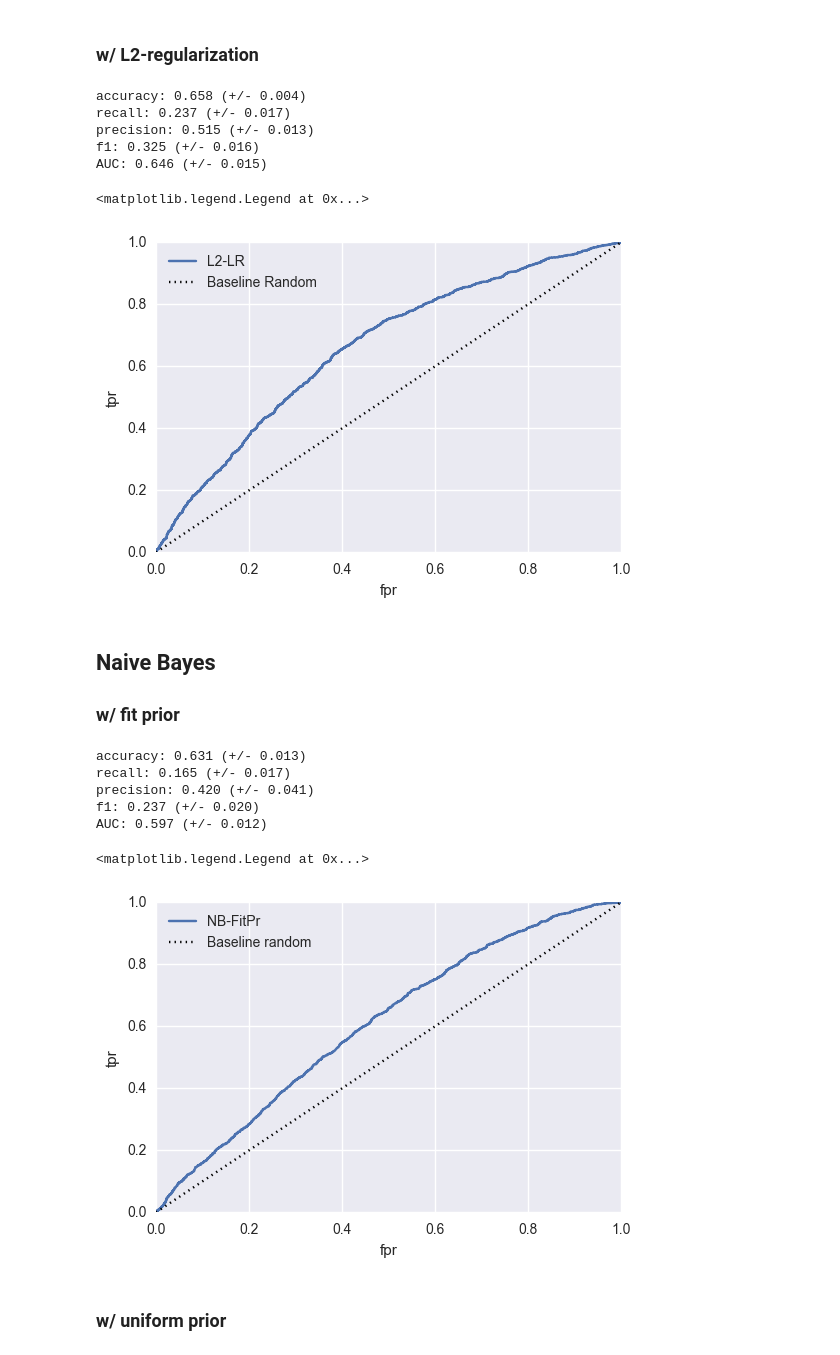
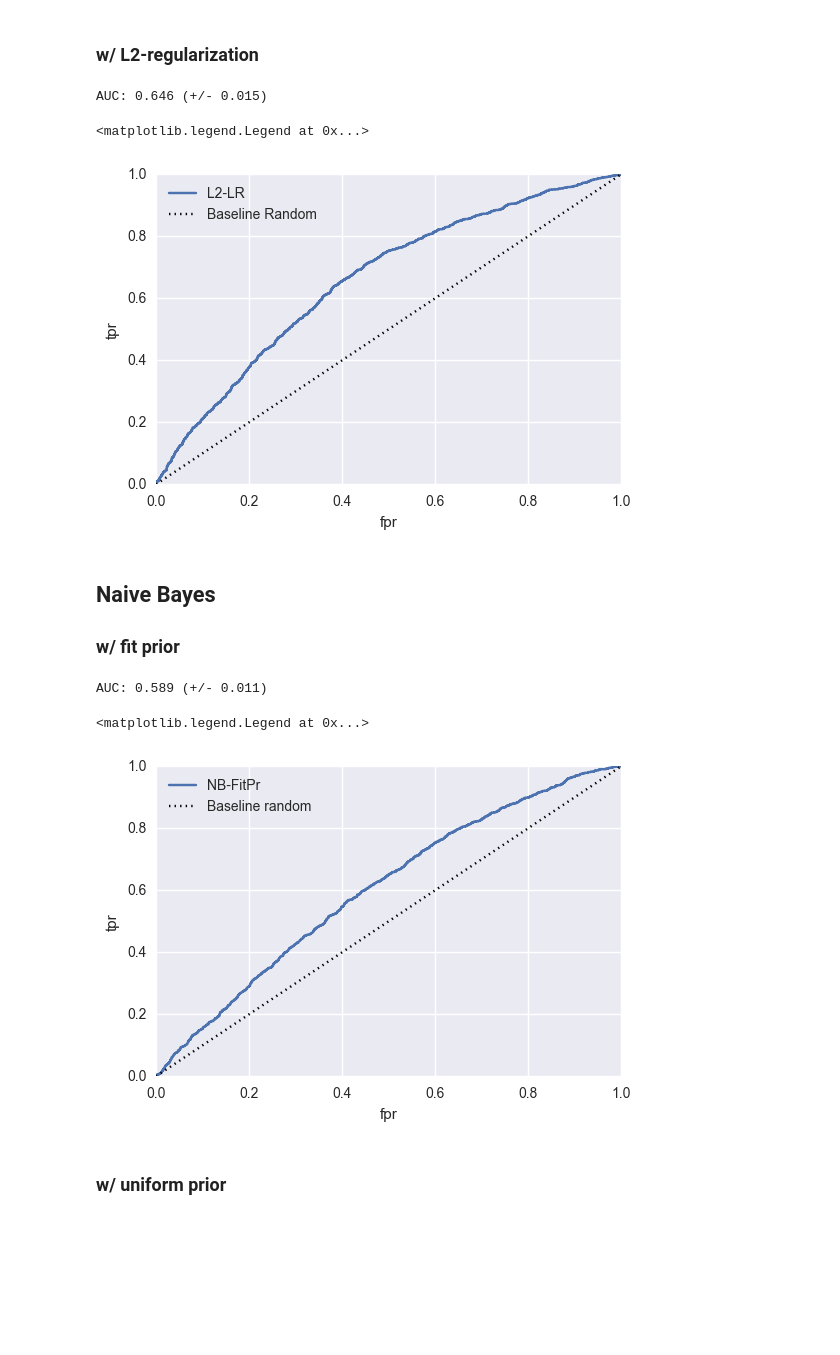
Before and after one commit to jchelmers/urban-data-project, a Jupyter notebook: Consolidate_New_Features_Jon.ipynb, the cells around one changed output. Saved outputs shown, nothing was run; the diff lists cells and outputs as text; code cells hidden in the pictures; blank space fills up the shorter version.

```diff
--- a/Consolidate_New_Features_Jon.ipynb
+++ b/Consolidate_New_Features_Jon.ipynb
@@ -231,16 +219,10 @@ AUC: 0.646 (+/- 0.015)
 lr = linear_model.LogisticRegression(penalty = 'l2',C=1e50)
 lr.fit(X_train_norm, y_train)
 pred_lr_prob = lr.predict_proba(X_test_norm)
-scores = model_selection.cross_val_score(lr,X_train_norm,y_train, cv=5)
-print("accuracy: %0.3f (+/- %0.3f)" % (scores.mean(), scores.std() * 2))
-scores = model_selection.cross_val_score(lr,X_train_norm,y_train, cv=5, scoring='recall')
-print("recall: %0.3f (+/- %0.3f)" % (scores.mean(), scores.std() * 2))
-scores = model_selection.cross_val_score(lr,X_train_norm,y_train, cv=5, scoring='precision')
-print("precision: %0.3f (+/- %0.3f)" % (scores.mean(), scores.std() * 2))
-scores = model_selection.cross_val_score(lr,X_train_norm,y_train, cv=5, scoring='f1')
-print("f1: %0.3f (+/- %0.3f)" % (scores.mean(), scores.std() * 2))
+
 scores = model_selection.cross_val_score(lr,X_train_norm,y_train, cv=5, scoring='roc_auc')
 print("AUC: %0.3f (+/- %0.3f)" % (scores.mean(), scores.std() * 2))
+
 fpr_lr, tpr_lr, thresholds_lr = metrics.roc_curve(y_test, pred_lr_prob[:,1])
 plt.plot(fpr_lr,tpr_lr, label='L2-LR')
 plt.plot(fpr_lr,fpr_lr,'k:', label = 'Baseline Random')
@@ -248,10 +230,6 @@ plt.xlabel('fpr')
 plt.ylabel('tpr')
 plt.legend(loc=2)
 # %% [output]
-accuracy: 0.658 (+/- 0.004)
-recall: 0.237 (+/- 0.017)
-precision: 0.515 (+/- 0.013)
-f1: 0.325 (+/- 0.016)
 AUC: 0.646 (+/- 0.015)
 <matplotlib.legend.Legend at 0x...>
 [figure]
@@ -261,31 +239,21 @@ AUC: 0.646 (+/- 0.015)
 # %%
 nb = BernoulliNB(alpha=1,fit_prior=True)
 nb.fit(X_train_norm, y_train)
 pred_nb_prob = nb.predict_proba(X_test_norm)
-scores = model_selection.cross_val_score(nb,X_train_norm,y_train, cv=5)
-print("accuracy: %0.3f (+/- %0.3f)" % (scores.mean(), scores.std() * 2))
-scores = model_selection.cross_val_score(nb,X_train_norm,y_train, cv=5, scoring='recall')
-print("recall: %0.3f (+/- %0.3f)" % (scores.mean(), scores.std() * 2))
-scores = model_selection.cross_val_score(nb,X_train_norm,y_train, cv=5, scoring='precision')
-print("precision: %0.3f (+/- %0.3f)" % (scores.mean(), scores.std() * 2))
-scores = model_selection.cross_val_score(nb,X_train_norm,y_train, cv=5, scoring='f1')
-print("f1: %0.3f (+/- %0.3f)" % (scores.mean(), scores.std() * 2))
+
 scores = model_selection.cross_val_score(nb,X_train_norm,y_train, cv=5, scoring='roc_auc')
 print("AUC: %0.3f (+/- %0.3f)" % (scores.mean(), scores.std() * 2))
+
 fpr_nb_fp, tpr_nb_fp, thresholds_nb_fp = metrics.roc_curve(y_test, pred_nb_prob[:,1])
 plt.plot(fpr_nb_fp,tpr_nb_fp, label = 'NB-FitPr')
 plt.plot(fpr_nb_fp,fpr_nb_fp,'k:', label='Baseline random')
 plt.xlabel('fpr')
 plt.ylabel('tpr')
 plt.legend(loc=2)
 # %% [output]
-accuracy: 0.631 (+/- 0.013)
-recall: 0.165 (+/- 0.017)
-precision: 0.420 (+/- 0.041)
-f1: 0.237 (+/- 0.020)
-AUC: 0.597 (+/- 0.012)
+AUC: 0.589 (+/- 0.011)
 <matplotlib.legend.Legend at 0x...>
-[figure, old version]
+[figure, new version]
 # %% [markdown]
 ### w/ uniform prior
 # %%
```
Also changed, not shown: parts of 26 cells of this notebook.
